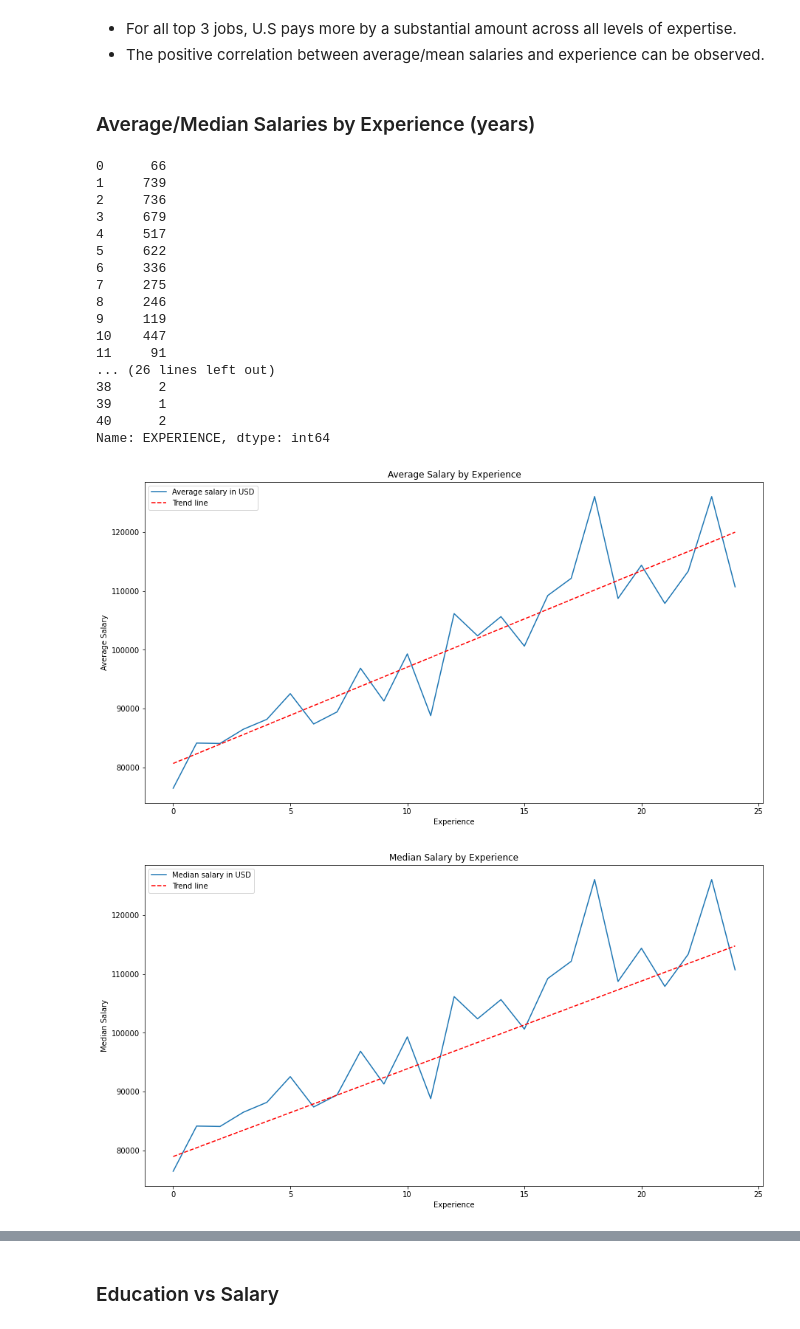
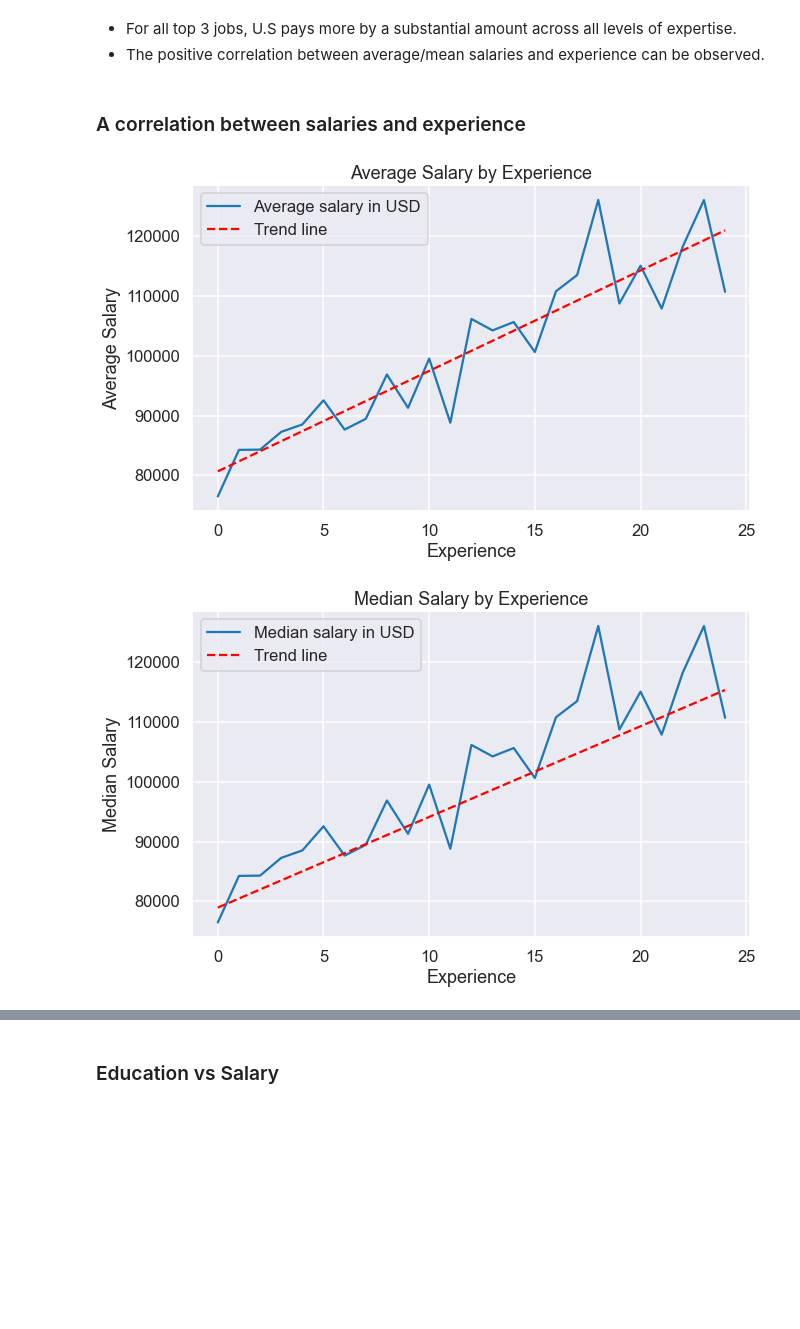
Before and after one commit to tw7366/Projects, a Jupyter notebook: Projects/2018 Data Professionals' Average Salaries.ipynb, the cells around one changed output, grey strips where cells are left out. Drawn from its saved outputs; the diff is of its cells as text; code cells hidden in the pictures; blank space fills up the shorter version.

```diff
--- a/Projects/2018 Data Professionals' Average Salaries.ipynb
+++ b/Projects/2018 Data Professionals' Average Salaries.ipynb
@@ -85,0 +113,3 @@ dtype: int64
+# %%
+drop_indexes = prof_table.loc[prof_table['SALARY_USD'] < 1000].index
+prof_table.drop(index=drop_indexes, inplace=True)
@@ -435,64 +469,46 @@ Architect's salaries outside of the U.S
 # %% [markdown]
 * For all top 3 jobs, U.S pays more by a substantial amount across all levels of expertise.
 * The positive correlation between average/mean salaries and experience can be observed.
-# %% [markdown]
-### Average/Median Salaries by Experience (years)
-# %%
-print(prof_table['EXPERIENCE'].value_counts().sort_index())
-# %% [output]
-0      66
-1     739
-2     736
-3     679
-4     517
-5     622
-6     336
-7     275
-8     246
-9     119
-10    447
-11     91
-... (26 lines left out)
-38      2
-39      1
-40      2
-Name: EXPERIENCE, dtype: int64
+# %% [markdown]
+### A correlation between salaries and experience
 # %%
+sns.set_style("darkgrid")
+sns.set_context("talk")
 # only using x <= 25, since data above 25 is scarce
 mean_salary_table = prof_table[['EXPERIENCE', 'SALARY_USD']].groupby(by='EXPERIENCE', as_index=False).mean().head(25)
-plt.figure(figsize=(15, 8))
-plt.plot('EXPERIENCE', 'SALARY_USD', data=mean_salary_list)
+plt.figure(figsize=(10, 6))
+plt.plot('EXPERIENCE', 'SALARY_USD', data=mean_salary_table)
 plt.xlabel('Experience')
 plt.ylabel('Average Salary')
 plt.title('Average Salary by Experience')
 
 # trend line
 x, y = mean_salary_table['EXPERIENCE'], mean_salary_table['SALARY_USD']
 z = np.polyfit(x, y, 1)
 p = np.poly1d(z)
 plt.plot(x,p(x),"r--")
 legends = ['Average salary in USD', 'Trend line']
 plt.legend(legends)
 
 plt.show()
 
 median_salary_table = prof_table[['EXPERIENCE', 'SALARY_USD']].groupby(by='EXPERIENCE', as_index=False).median().head(25)
-plt.figure(figsize=(15, 8))
-plt.plot('EXPERIENCE', 'SALARY_USD', data=mean_salary_list)
+plt.figure(figsize=(10, 6))
+plt.plot('EXPERIENCE', 'SALARY_USD', data=mean_salary_table)
 plt.xlabel('Experience')
 plt.ylabel('Median Salary')
 plt.title('Median Salary by Experience')
 
 # trend line
 k, v = median_salary_table['EXPERIENCE'], median_salary_table['SALARY_USD']
 z = np.polyfit(k, v, 1)
 p = np.poly1d(z)
 plt.plot(k,p(k),"r--")
 legends = ['Median salary in USD', 'Trend line']
 plt.legend(legends)
 
 plt.show()
 # %% [output]
-[figure, old version]
+[figure, new version]
-[figure, old version]
+[figure, new version]
 # %% [markdown]
```
Also changed, not shown: parts of 24 cells of this notebook.
